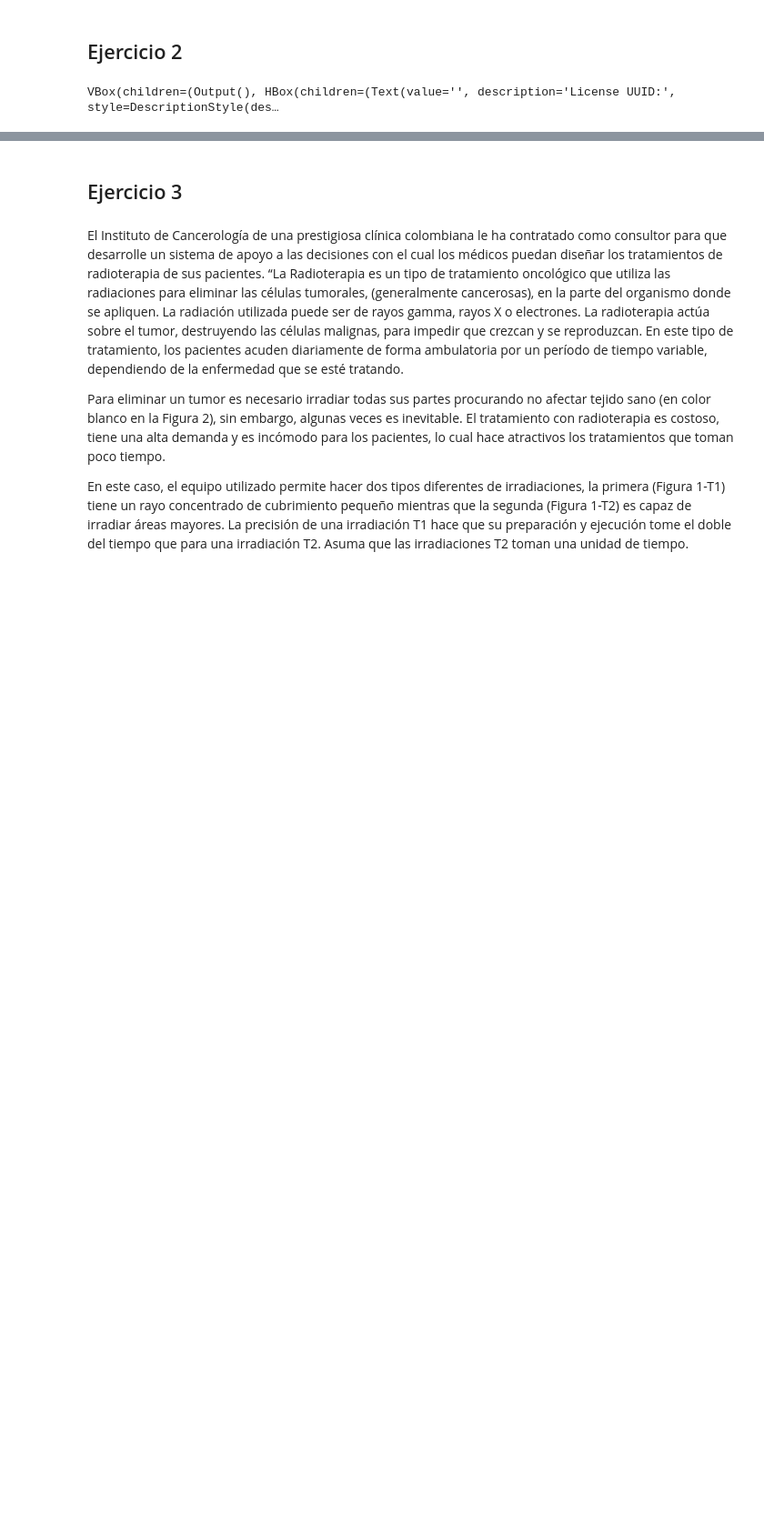
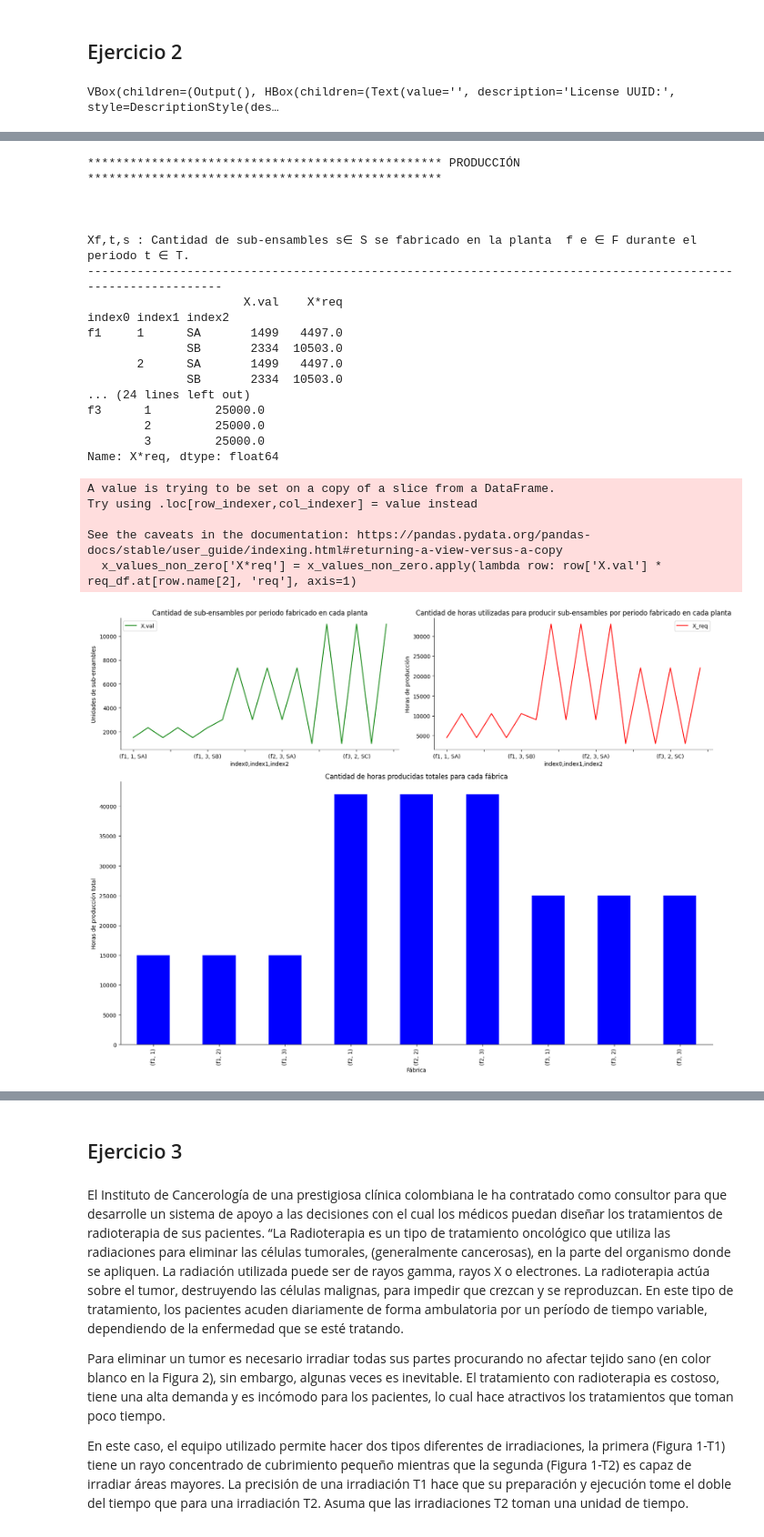
Before and after one commit to luisam19/course_optimizacion, a Jupyter notebook: Taller01_optimización_LuisaMariaZapataSaldarriaga.ipynb, the cells around one changed output, grey strips where cells are left out. Shown at 91% size. Cells and saved outputs as stored; diff of their text form; code cells hidden in the pictures; blank space fills up the shorter version.

```diff
--- a/Taller01_optimización_LuisaMariaZapataSaldarriaga.ipynb
+++ b/Taller01_optimización_LuisaMariaZapataSaldarriaga.ipynb
@@ -421 +422,75 @@ HiGHS 1.7.0:HiGHS 1.7.0: optimal solution; objective 391562.7
+# %%
+print('*'*50,'PRODUCCIÓN','*'*50,'\n\n\n')
+print('Xf,t,s : Cantidad de sub-ensambles s∈ S se fabricado en la planta  f e ∈ F durante el periodo t ∈ T.')
+print('-'*110)
+# Obtener los valores de la variable X
+x_values_df = ampl.getVariable('X').getValues().toPandas()
+req_df=ampl.getParameter('req').getValues().toPandas()
+x_values_non_zero = x_values_df[x_values_df['X.val'] != 0]
+x_values_non_zero['X*req'] = x_values_non_zero.apply(lambda row: row['X.val'] * req_df.at[row.name[2], 'req'], axis=1)
+print(x_values_non_zero,'\n')
+sum_by_f_period = x_values_non_zero.reset_index().groupby(['index0', 'index1'])['X*req'].sum()
+print('Cantidad de horas producidas totales para cada fabrica')
+print('-'*110)
+print(sum_by_f_period)
+
+import matplotlib.pyplot as plt
+import matplotlib.gridspec as gridspec
+
+# Creando la figura y la especificación de la grilla
+fig = plt.figure(figsize=(16, 12))
+gs = gridspec.GridSpec(2, 2, height_ratios=[1, 2])  # Altura de la segunda fila doble que la primera
+
+# Creando los subplots
+ax1 = plt.subplot(gs[0, 0])  # Primera fila, primera columna
+ax2 = plt.subplot(gs[0, 1])  # Primera fila, segunda columna
+ax3 = plt.subplot(gs[1, :])  # Segunda fila, abarcando todas las columnas
+
+# Primer subplot con 'X.val'
+x_values_non_zero['X.val'].plot(kind='line', ax=ax1,color='g')
+ax1.set_title('Cantidad de sub-ensambles por periodo fabricado en cada planta')
+ax1.set_ylabel('Unidades de sub-ensambles')
+ax1.legend(['X.val'])
+ax1.spines[['top', 'right']].set_visible(False)
+
+# Segundo subplot con 'X_req'
+x_values_non_zero['X*req'].plot(kind='line', ax=ax2,color='r')
+ax2.set_title('Cantidad de horas utilizadas para producir sub-ensambles por periodo fabricado en cada planta')
+ax2.set_ylabel('Horas de producción')
+ax2.legend(['X_req'])
+ax2.spines[['top', 'right']].set_visible(False)
+
+# Tercer subplot con 'sum_by_f_period'
+sum_by_f_period.plot(kind='bar', ax=ax3,color='b')
+ax3.set_title('Cantidad de horas producidas totales para cada fábrica')
+ax3.set_ylabel('Horas de producción total')
+ax3.set_xlabel('Fábrica')
+ax3.spines[['top', 'right']].set_visible(False)
+
+plt.tight_layout()
+plt.show()
+# %% [output]
+************************************************** PRODUCCIÓN **************************************************
+
+
+
+Xf,t,s : Cantidad de sub-ensambles s∈ S se fabricado en la planta  f e ∈ F durante el periodo t ∈ T.
+--------------------------------------------------------------------------------------------------------------
+                      X.val    X*req
+index0 index1 index2
+f1     1      SA       1499   4497.0
+              SB       2334  10503.0
+       2      SA       1499   4497.0
+              SB       2334  10503.0
+... (24 lines left out)
+f3      1         25000.0
+        2         25000.0
+        3         25000.0
+Name: X*req, dtype: float64
+A value is trying to be set on a copy of a slice from a DataFrame.
+Try using .loc[row_indexer,col_indexer] = value instead
+
+See the caveats in the documentation: https://pandas.pydata.org/pandas-docs/stable/user_guide/indexing.html#returning-a-view-versus-a-copy
+  x_values_non_zero['X*req'] = x_values_non_zero.apply(lambda row: row['X.val'] * req_df.at[row.name[2], 'req'], axis=1)
+[figure, added]
 # %%
```
Also changed, not shown: parts of 10 cells of this notebook.
